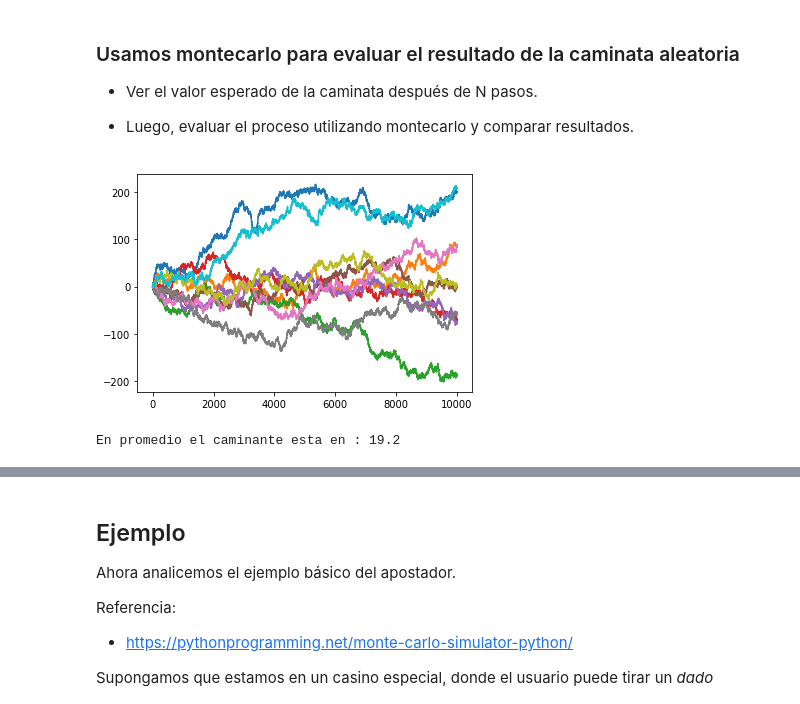
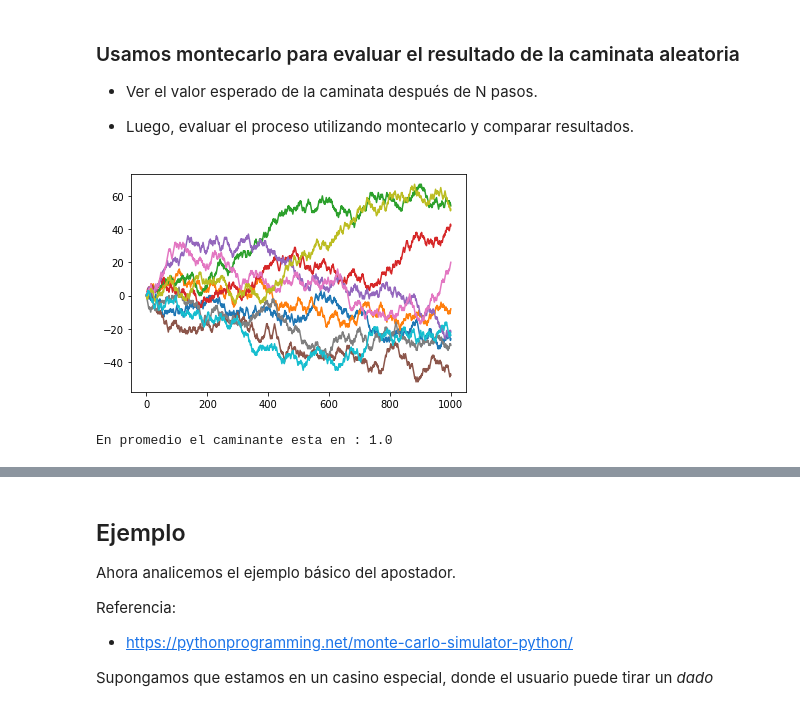
Before and after one commit to patybume10/SPF-2020-I-G1, a Jupyter notebook: TEMA-2/Clase8_SimulacionMontecarlo.ipynb, the cells around one changed output, grey strips where cells are left out. Saved outputs shown, nothing was run; the diff lists cells and outputs as text; code cells hidden in the pictures.

```diff
--- a/TEMA-2/Clase8_SimulacionMontecarlo.ipynb
+++ b/TEMA-2/Clase8_SimulacionMontecarlo.ipynb
@@ -101,18 +110,18 @@ def randon_walk(N):
 # %%
 # Usando el método ineficiente
-N = 10000 # número de pasos
+N = 1000 # número de pasos
 n = 10    # cantidad de trayectorias
 final = []
 # %matplotlib inline
 for j in range(n):
     xx,x = randon_walk(N)
     final.append(x)
     plt.plot(xx)
 plt.show()
 print('En promedio el caminante esta en :',np.mean(final))
 # %% [output]
-[figure, old version]
+[figure, new version]
-En promedio el caminante esta en : 19.2
+En promedio el caminante esta en : 1.0
 # %%
 # Usando el método vectorizado
 
```
Also changed, not shown: parts of 11 cells of this notebook, 2 other files.
